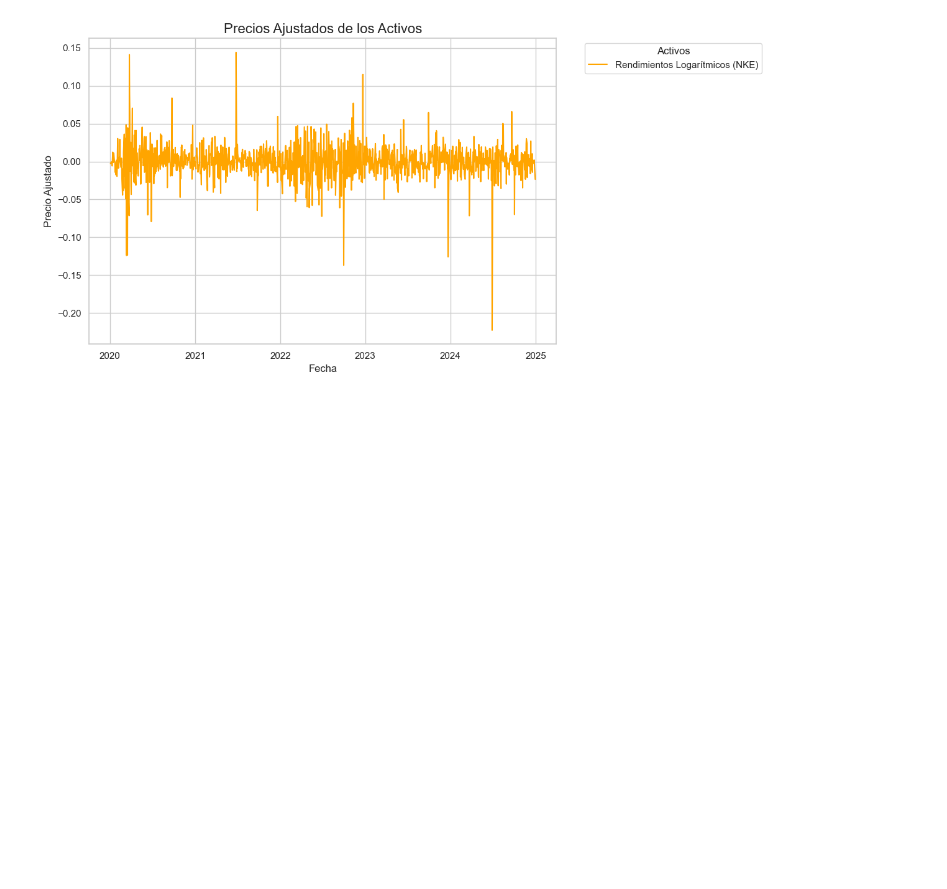
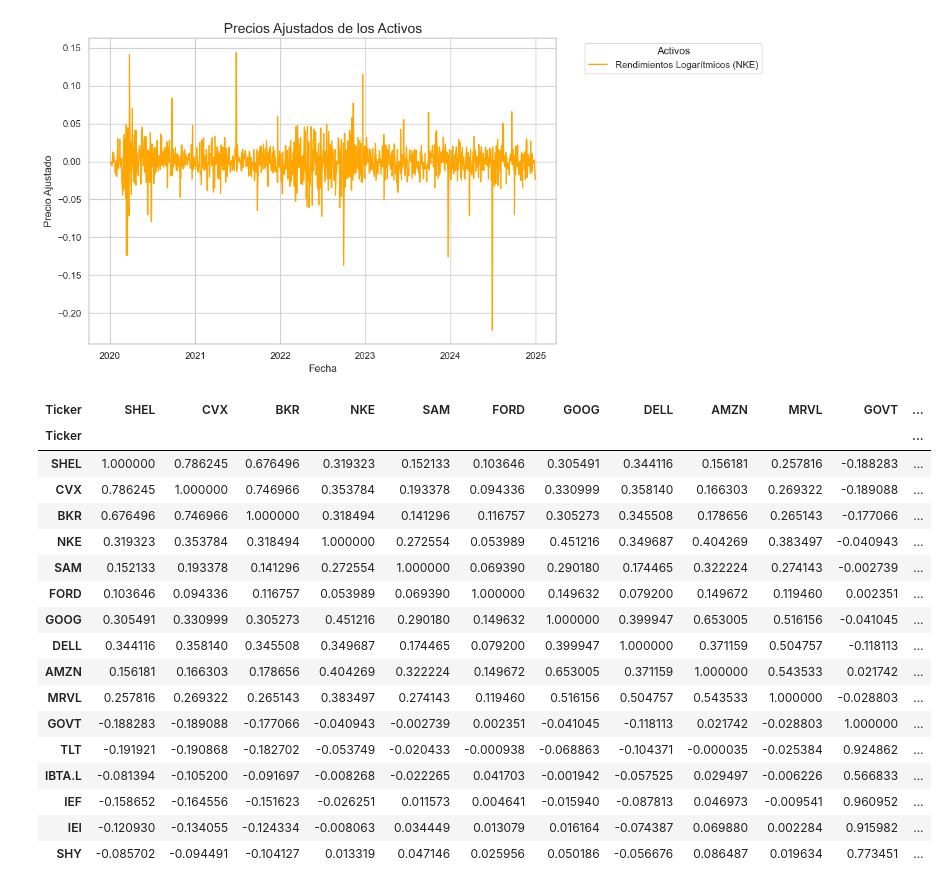
Before and after one commit to betospike/CORRELACION_ACTIVOS, a Jupyter notebook: Correlacion_de_activos.ipynb, the cells around one changed output. Saved outputs shown, nothing was run; the diff lists cells and outputs as text; code cells hidden in the pictures; blank space fills up the shorter version.

```diff
--- a/Correlacion_de_activos.ipynb
+++ b/Correlacion_de_activos.ipynb
@@ -356,3 +424,24 @@ plt.tight_layout()
 plt.show()
 # %% [output]
 [figure]
+# %%
+ret_assets.corr()
+# %% [output]
+| Ticker | SHEL | CVX | BKR | NKE | SAM | FORD | GOOG | DELL | AMZN | MRVL | GOVT | ... |
+| Ticker |  |  |  |  |  |  |  |  |  |  |  | ... |
+| SHEL | 1.000000 | 0.786245 | 0.676496 | 0.319323 | 0.152133 | 0.103646 | 0.305491 | 0.344116 | 0.156181 | 0.257816 | -0.188283 | ... |
+| CVX | 0.786245 | 1.000000 | 0.746966 | 0.353784 | 0.193378 | 0.094336 | 0.330999 | 0.358140 | 0.166303 | 0.269322 | -0.189088 | ... |
+| BKR | 0.676496 | 0.746966 | 1.000000 | 0.318494 | 0.141296 | 0.116757 | 0.305273 | 0.345508 | 0.178656 | 0.265143 | -0.177066 | ... |
+| NKE | 0.319323 | 0.353784 | 0.318494 | 1.000000 | 0.272554 | 0.053989 | 0.451216 | 0.349687 | 0.404269 | 0.383497 | -0.040943 | ... |
+| SAM | 0.152133 | 0.193378 | 0.141296 | 0.272554 | 1.000000 | 0.069390 | 0.290180 | 0.174465 | 0.322224 | 0.274143 | -0.002739 | ... |
+| FORD | 0.103646 | 0.094336 | 0.116757 | 0.053989 | 0.069390 | 1.000000 | 0.149632 | 0.079200 | 0.149672 | 0.119460 | 0.002351 | ... |
+| GOOG | 0.305491 | 0.330999 | 0.305273 | 0.451216 | 0.290180 | 0.149632 | 1.000000 | 0.399947 | 0.653005 | 0.516156 | -0.041045 | ... |
+| DELL | 0.344116 | 0.358140 | 0.345508 | 0.349687 | 0.174465 | 0.079200 | 0.399947 | 1.000000 | 0.371159 | 0.504757 | -0.118113 | ... |
+| AMZN | 0.156181 | 0.166303 | 0.178656 | 0.404269 | 0.322224 | 0.149672 | 0.653005 | 0.371159 | 1.000000 | 0.543533 | 0.021742 | ... |
+| MRVL | 0.257816 | 0.269322 | 0.265143 | 0.383497 | 0.274143 | 0.119460 | 0.516156 | 0.504757 | 0.543533 | 1.000000 | -0.028803 | ... |
+| GOVT | -0.188283 | -0.189088 | -0.177066 | -0.040943 | -0.002739 | 0.002351 | -0.041045 | -0.118113 | 0.021742 | -0.028803 | 1.000000 | ... |
+| TLT | -0.191921 | -0.190868 | -0.182702 | -0.053749 | -0.020433 | -0.000938 | -0.068863 | -0.104371 | -0.000035 | -0.025384 | 0.924862 | ... |
+| IBTA.L | -0.081394 | -0.105200 | -0.091697 | -0.008268 | -0.022265 | 0.041703 | -0.001942 | -0.057525 | 0.029497 | -0.006226 | 0.566833 | ... |
+| IEF | -0.158652 | -0.164556 | -0.151623 | -0.026251 | 0.011573 | 0.004641 | -0.015940 | -0.087813 | 0.046973 | -0.009541 | 0.960952 | ... |
+| IEI | -0.120930 | -0.134055 | -0.124334 | -0.008063 | 0.034449 | 0.013079 | 0.016164 | -0.074387 | 0.069880 | 0.002284 | 0.915982 | ... |
+| SHY | -0.085702 | -0.094491 | -0.104127 | 0.013319 | 0.047146 | 0.025956 | 0.050186 | -0.056676 | 0.086487 | 0.019634 | 0.773451 | ... |
```
Also changed, not shown: parts of 31 cells of this notebook, 1 other file.
